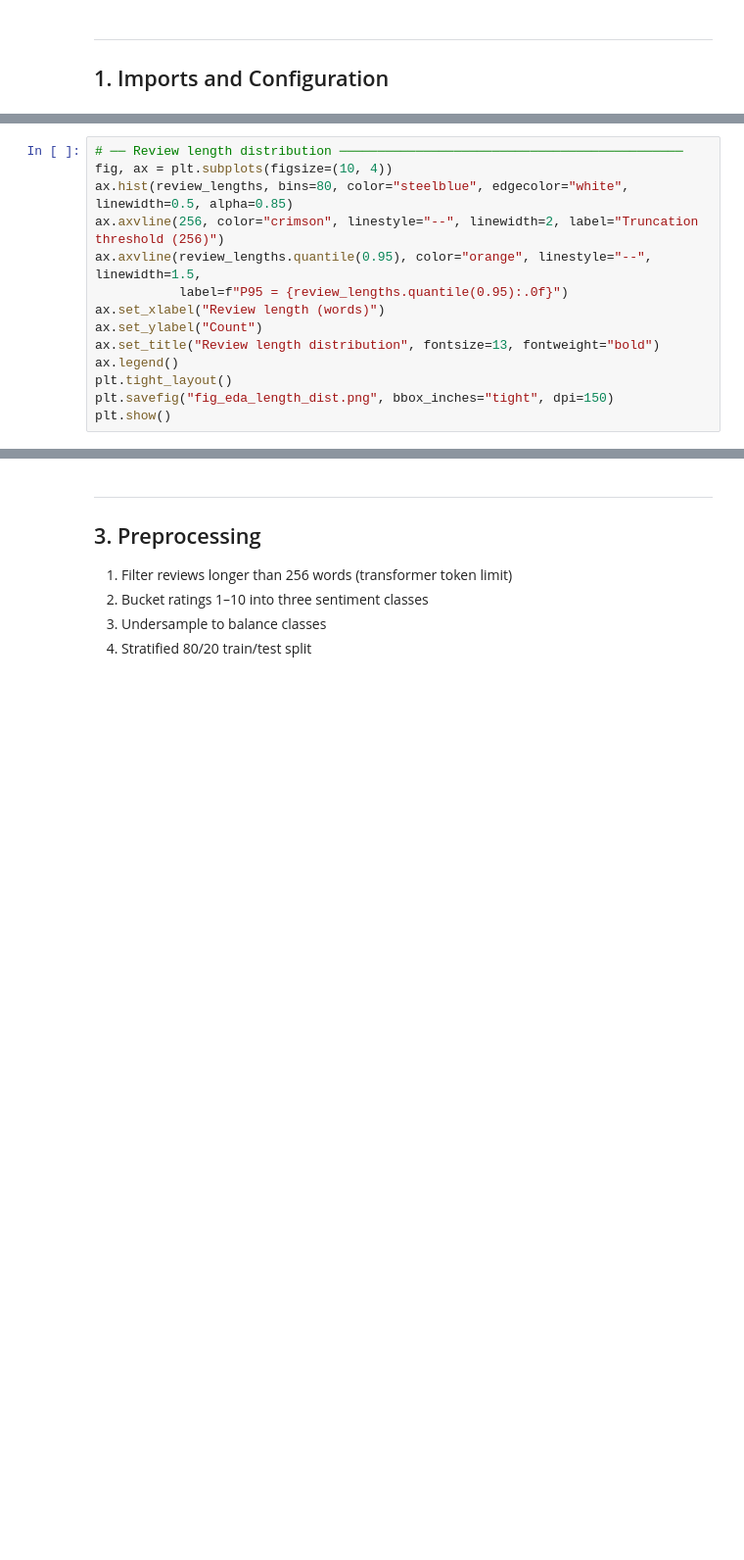
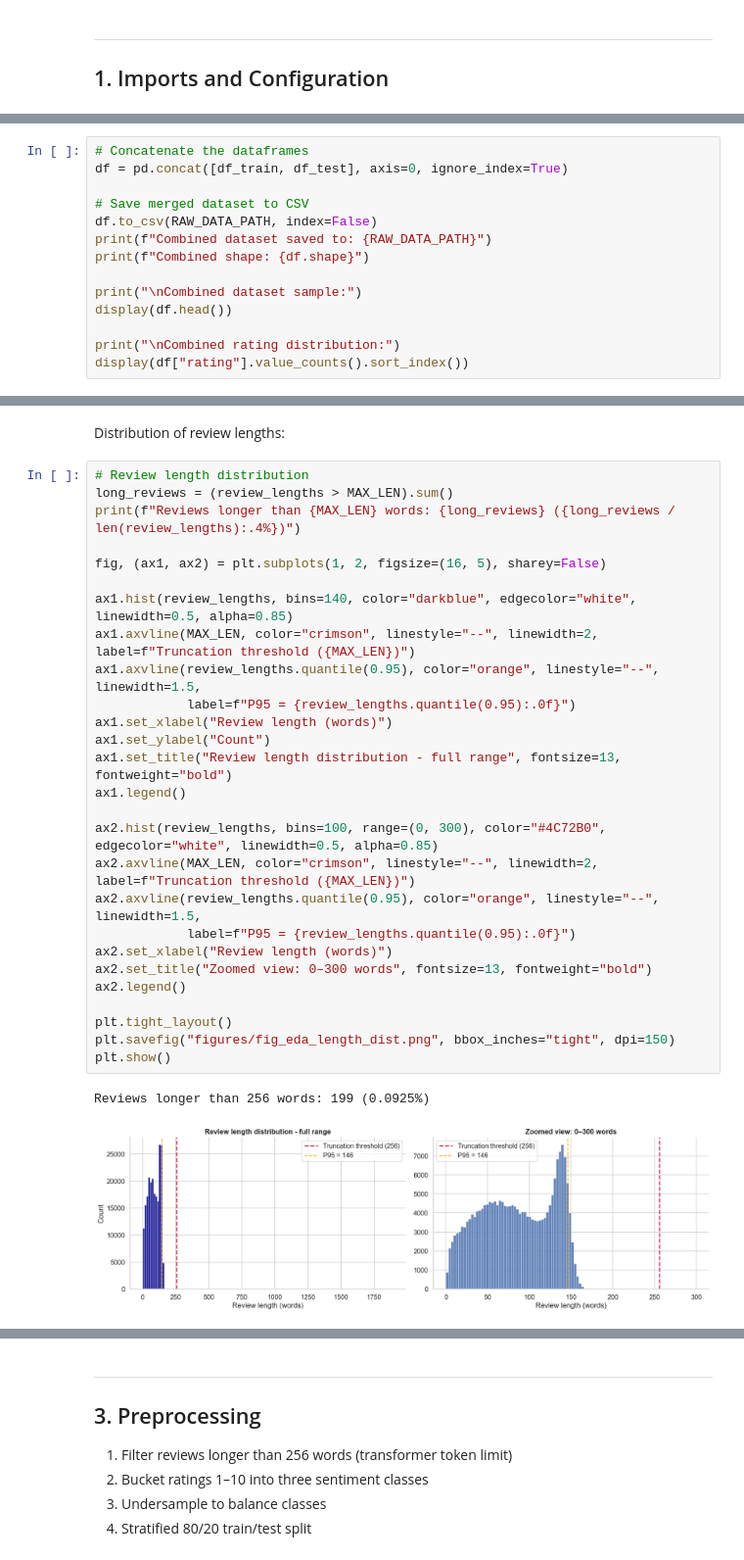
Before and after one commit to azizUB/project_IA, a Jupyter notebook: Drug_classifier_project.ipynb, the cells around one changed output, grey strips where cells are left out. Shown at 98% size. Cells and saved outputs as stored; diff of their text form; blank space fills up the shorter version.

```diff
--- a/Drug_classifier_project.ipynb
+++ b/Drug_classifier_project.ipynb
@@ -124,0 +212,14 @@ df.head()
+# %%
+# Concatenate the dataframes
+df = pd.concat([df_train, df_test], axis=0, ignore_index=True)
+
+# Save merged dataset to CSV
+df.to_csv(RAW_DATA_PATH, index=False)
+print(f"Combined dataset saved to: {RAW_DATA_PATH}")
+print(f"Combined shape: {df.shape}")
+
+print("\nCombined dataset sample:")
+display(df.head())
+
+print("\nCombined rating distribution:")
+display(df["rating"].value_counts().sort_index())
@@ -161,14 +297,32 @@ plt.show()
+# %% [markdown]
+Distribution of review lengths:
 # %%
-# ── Review length distribution ─────────────────────────────────────────────
-fig, ax = plt.subplots(figsize=(10, 4))
-ax.hist(review_lengths, bins=80, color="steelblue", edgecolor="white", linewidth=0.5, alpha=0.85)
-ax.axvline(256, color="crimson", linestyle="--", linewidth=2, label="Truncation threshold (256)")
-ax.axvline(review_lengths.quantile(0.95), color="orange", linestyle="--", linewidth=1.5,
-           label=f"P95 = {review_lengths.quantile(0.95):.0f}")
-ax.set_xlabel("Review length (words)")
-ax.set_ylabel("Count")
-ax.set_title("Review length distribution", fontsize=13, fontweight="bold")
-ax.legend()
+# Review length distribution
+long_reviews = (review_lengths > MAX_LEN).sum()
+print(f"Reviews longer than {MAX_LEN} words: {long_reviews} ({long_reviews / len(review_lengths):.4%})")
+
+fig, (ax1, ax2) = plt.subplots(1, 2, figsize=(16, 5), sharey=False)
+
+ax1.hist(review_lengths, bins=140, color="darkblue", edgecolor="white", linewidth=0.5, alpha=0.85)
+ax1.axvline(MAX_LEN, color="crimson", linestyle="--", linewidth=2, label=f"Truncation threshold ({MAX_LEN})")
+ax1.axvline(review_lengths.quantile(0.95), color="orange", linestyle="--", linewidth=1.5,
+            label=f"P95 = {review_lengths.quantile(0.95):.0f}")
+ax1.set_xlabel("Review length (words)")
+ax1.set_ylabel("Count")
+ax1.set_title("Review length distribution - full range", fontsize=13, fontweight="bold")
+ax1.legend()
+
+ax2.hist(review_lengths, bins=100, range=(0, 300), color="#4C72B0", edgecolor="white", linewidth=0.5, alpha=0.85)
+ax2.axvline(MAX_LEN, color="crimson", linestyle="--", linewidth=2, label=f"Truncation threshold ({MAX_LEN})")
+ax2.axvline(review_lengths.quantile(0.95), color="orange", linestyle="--", linewidth=1.5,
+            label=f"P95 = {review_lengths.quantile(0.95):.0f}")
+ax2.set_xlabel("Review length (words)")
+ax2.set_title("Zoomed view: 0–300 words", fontsize=13, fontweight="bold")
+ax2.legend()
+
 plt.tight_layout()
-plt.savefig("fig_eda_length_dist.png", bbox_inches="tight", dpi=150)
+plt.savefig("figures/fig_eda_length_dist.png", bbox_inches="tight", dpi=150)
 plt.show()
+# %% [output]
+Reviews longer than 256 words: 199 (0.0925%)
+[figure, added]
```
Also changed, not shown: parts of 45 cells of this notebook, 5 other files.
